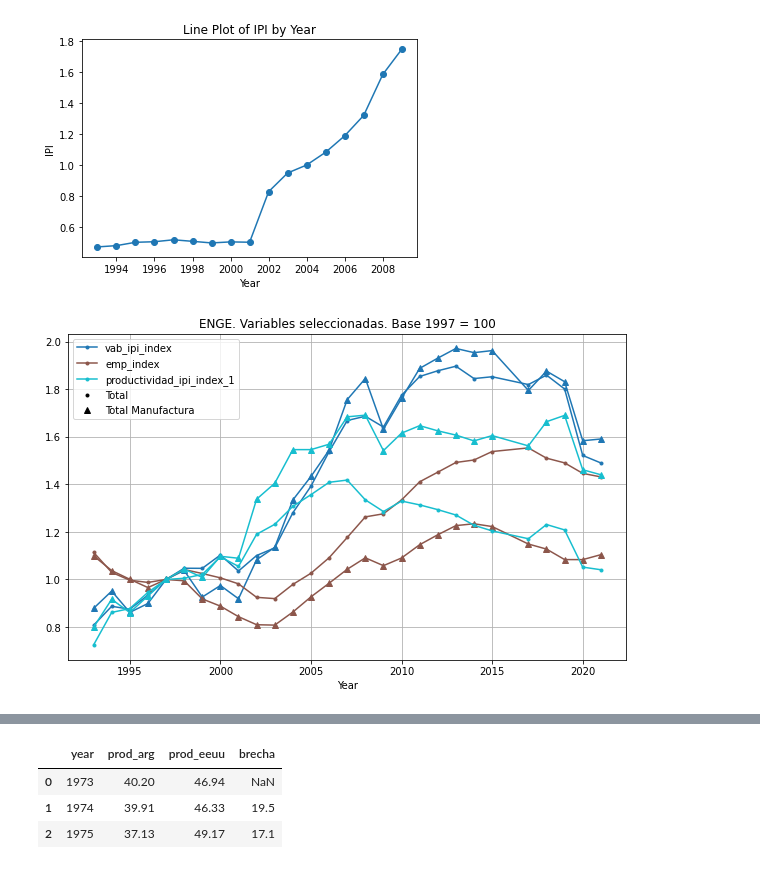
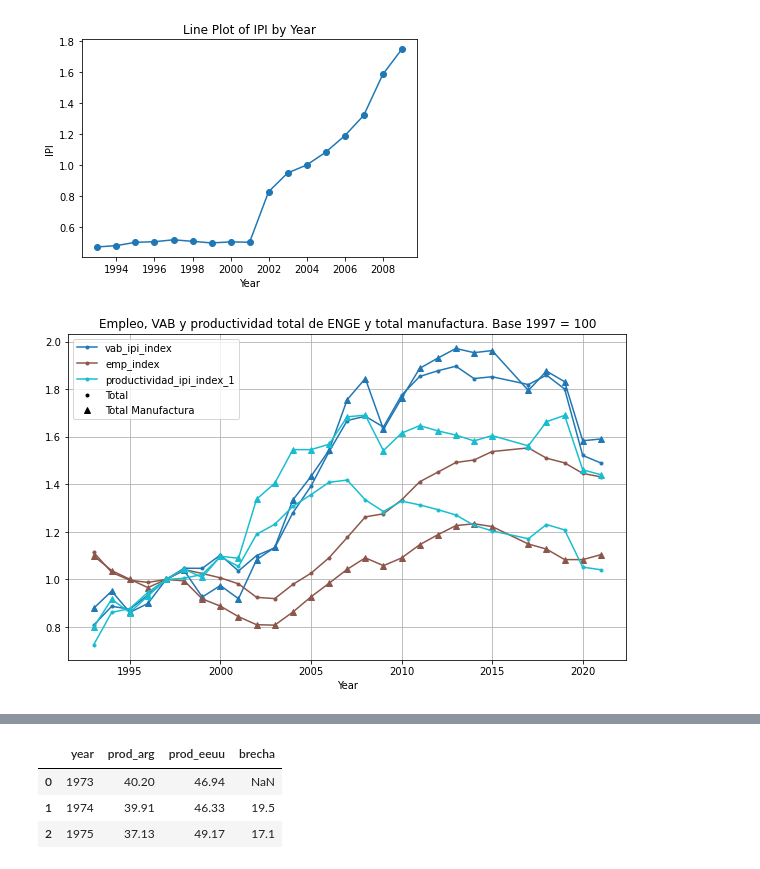
Before and after one commit to mateosuster/productivity_measures, a Jupyter notebook: enge/enge.ipynb, the cells around one changed output, grey strips where cells are left out. Drawn from its saved outputs; the diff is of its cells as text; code cells hidden in the pictures.

```diff
--- a/enge/enge.ipynb
+++ b/enge/enge.ipynb
@@ -342,7 +342,7 @@ data_join = pd.merge(data_join,
          on = 'year')
 
 
-data_join['vab'] = data_join['vab'] * 10e6
+data_join['vab'] = data_join['vab'] # * 10e6
 data_join['ipi_empalme_04'] = data_join['ipi_empalme_04'] / 100
 
 data_join['vab_ipc'] = data_join['vab'] /data_join['IPC']
@@ -369,7 +369,8 @@ data_join['productividad_ipi_index_1'] = data_join['vab_ipi_index']/data_join['e
 ## index_TCP_1 = nivel de sobrevaluacion ipi + ipc
 ## index_TCP_1 = nivel de sobrevaluacion ipc
 ## TCP = TCC * index_TCP
-data_join.to_csv('../results/enge_results.csv')
+data_join.to_csv('../results/enge_results.csv', sep=';', decimal='.')
+data_join.to_excel("../results/enge_results.xlsx")
 # %%
 pd.set_option('display.max_columns', None)
 data_join.tail()
@@ -402,33 +403,34 @@ df_sel_index = data_join.loc[data_join['sector'].isin(sectors), ['year', 'sector
 # Extract variables for plotting
 x = df_sel_index['year']
 y_vars = df_sel_index.columns[2:]  # Select all columns except 'year' and 'sector'
 sectors = df_sel_index['sector'].unique()
 
 # Create a color map for the variables
 colors = plt.cm.get_cmap('tab10', len(y_vars))
 markers = ['.', '^']
 
 # Create the line plot
 plt.figure(figsize=(10, 6))
 for i, var in enumerate(y_vars):
     for j, sector in enumerate(sectors):
         df_sector = df_sel_index[df_sel_index['sector'] == sector]
         plt.plot(df_sector['year'], df_sector[var], color=colors(i), marker=markers[j], label=var if j == 0 else None)
 
 # Set labels and title
 plt.xlabel('Year')
 plt.ylabel('')
-plt.title('ENGE. Variables seleccionadas. Base 1997 = 100')
+title = 'Empleo, VAB y productividad total de ENGE y total manufactura. Base 1997 = 100'
+plt.title(title)
 
 # Add a legend
 handles, labels = plt.gca().get_legend_handles_labels()
 handles.extend([plt.Line2D([], [], color='black', marker=marker, linestyle='None') for marker in markers])
 labels.extend(sectors)
 plt.legend(handles, labels)
 
 plt.grid(True)  # Add a grid
-
+plt.savefig('../results/' + title + '.png')
 # Show the plot
 plt.show()
 # %% [output]
-[figure, old version]
+[figure, new version]
```
Also changed, not shown: parts of 11 cells of this notebook, 8 other files.
